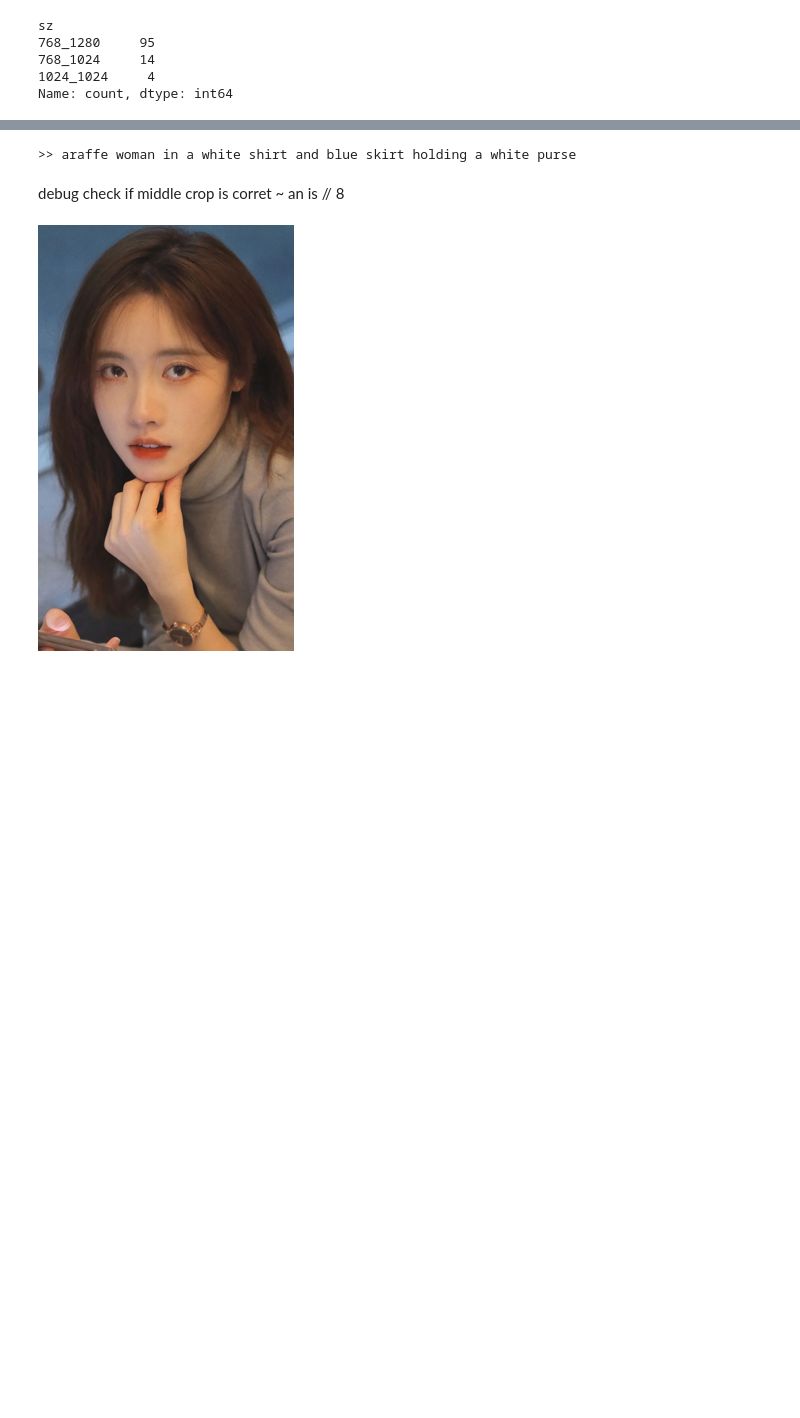
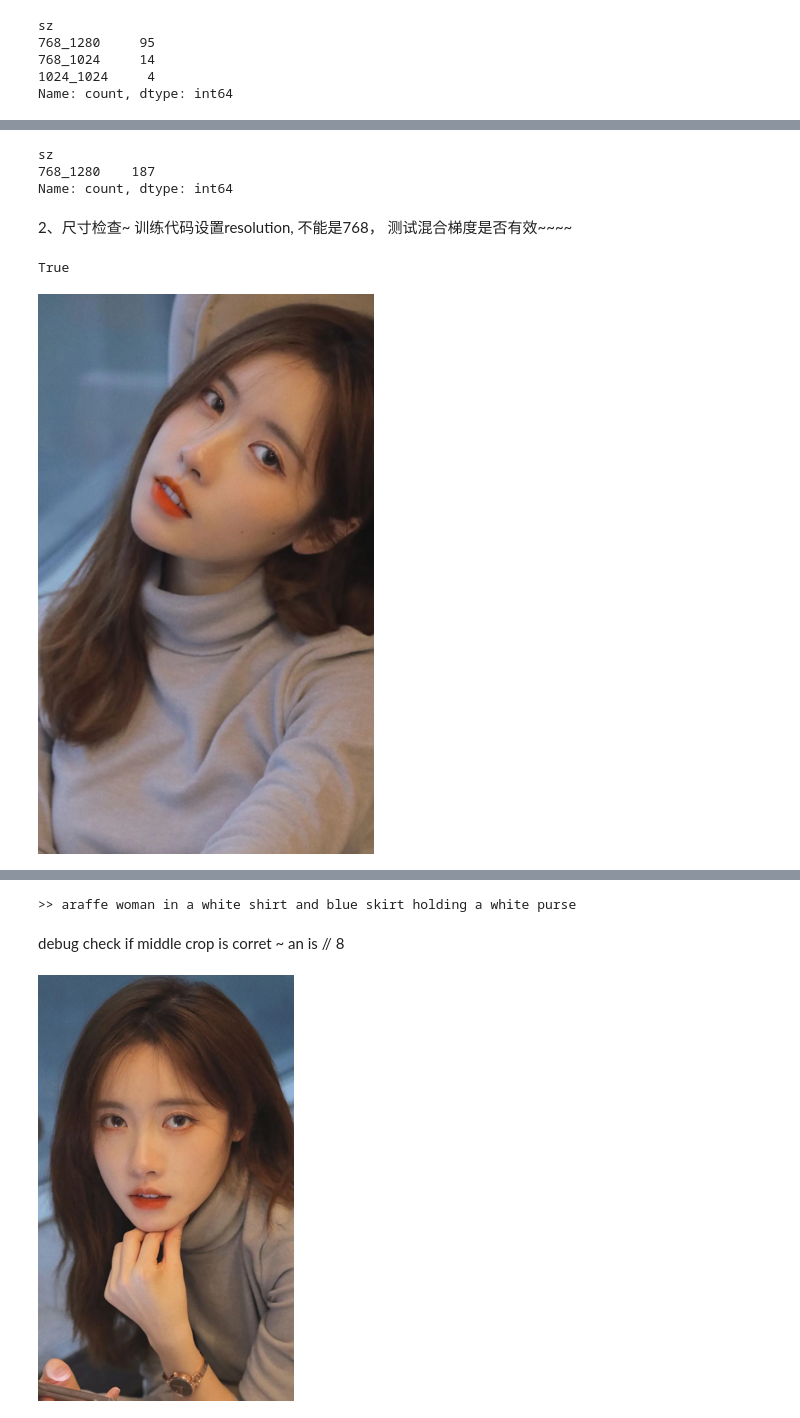
Before and after one commit to zdxpan/tagCapFaceRembgData, a Jupyter notebook: tagCaption_rembg_faceid.ipynb, the cells around one changed output, grey strips where cells are left out. Cells and saved outputs as stored; diff of their text form; code cells hidden in the pictures; blank space fills up the shorter version.

Commit message:
add new data more person data

```diff
--- a/tagCaption_rembg_faceid.ipynb
+++ b/tagCaption_rembg_faceid.ipynb
@@ -339,0 +548,3 @@ Name: count, dtype: int64
+# %%
+from datasets import load_dataset
+a = load_dataset("/home/dell/workspace/dataset/girl100pure/girl100pure_data.py")
@@ -339,0 +558,28 @@ Name: count, dtype: int64
+# %%
+sz_list = []
+for i in a["train"]:
+    im_ = i["hint"]
+    sz_list.append(im_.size)
+sz_list_df = pd.DataFrame(data = sz_list, columns=["w", "h"] )
+sz_list_df["sz"] = sz_list_df["w"].apply(str) + "_"  + sz_list_df["h"].apply(str)
+pd.value_counts(sz_list_df["sz"])
+# %% [output]
+sz
+768_1280    187
+Name: count, dtype: int64
+# %% [markdown]
+2、尺寸检查~  训练代码设置resolution, 不能是768，  测试混合梯度是否有效~~~~
+# %%
+import pandas as pd
+# b = pd.read_csv("/home/dell/workspace/dataset/jn_data/jn.csv")
+test_data = "/home/dell/workspace/dataset/girl100pure/test.jsonl"
+test_data = pd.read_json(test_data, lines=True)
+"text" in test_data.columns
+# %% [output]
+True
+# %%
+# a["test"][2]["image"]
+# a["train"][2]["hint"]
+a["train"][2]["image"]
+# %% [output]
+[figure, added]
```
Also changed, not shown: parts of 39 cells of this notebook.
